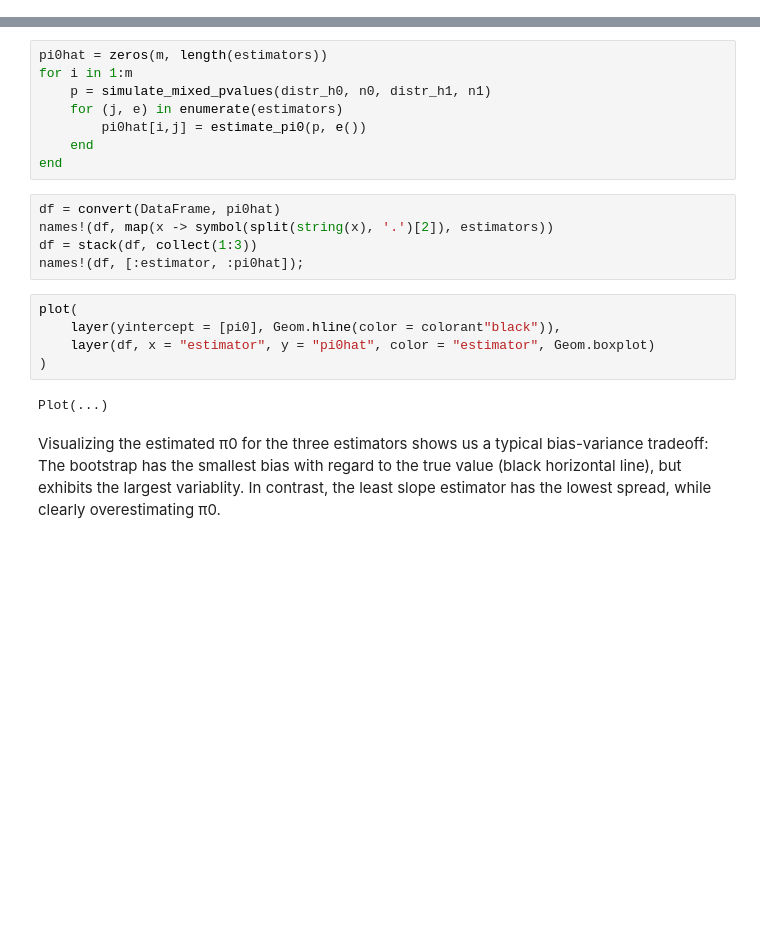
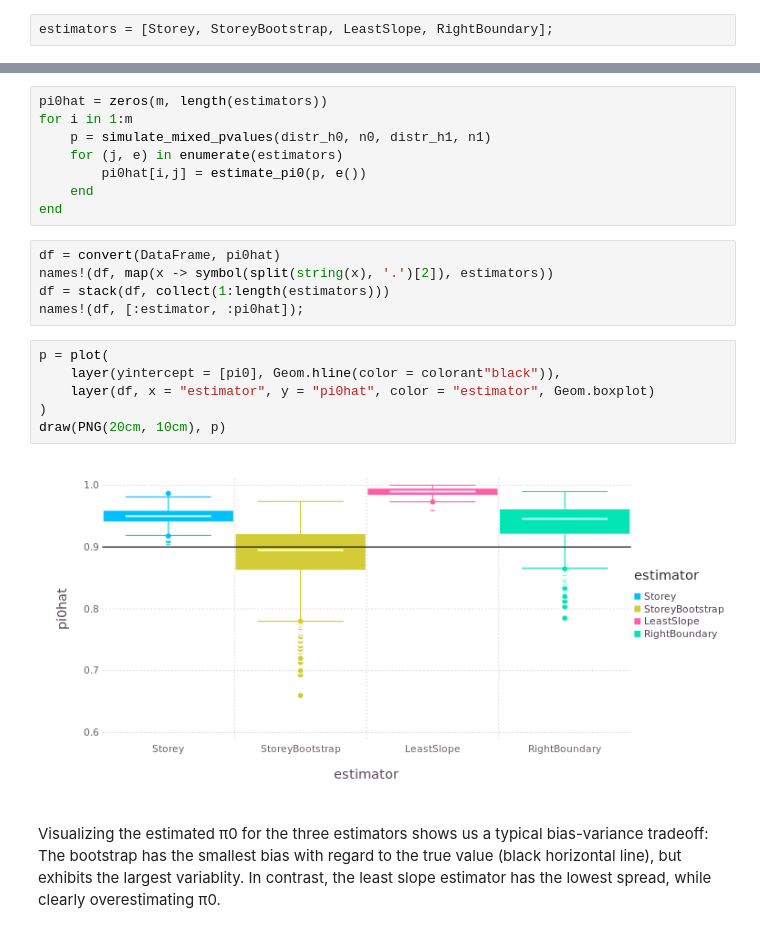
Before and after one commit to juliangehring/MultipleTesting.jl, a Jupyter notebook: doc/notebooks/pi0-estimation.ipynb, the cells around one changed output, grey strips where cells are left out. Cells and saved outputs as stored; diff of their text form; blank space fills up the shorter version.

```diff
--- a/doc/notebooks/pi0-estimation.ipynb
+++ b/doc/notebooks/pi0-estimation.ipynb
@@ -40,3 +40,5 @@ estimators = [Storey, StoreyBootstrap, LeastSlope];
+# %%
+estimators = [Storey, StoreyBootstrap, LeastSlope, RightBoundary];
 # %%
 n0 = 900
 n1 = 100
@@ -55,14 +57,15 @@ end
 # %%
 df = convert(DataFrame, pi0hat)
 names!(df, map(x -> symbol(split(string(x), '.')[2]), estimators))
-df = stack(df, collect(1:3))
+df = stack(df, collect(1:length(estimators)))
 names!(df, [:estimator, :pi0hat]);
 # %%
-plot(
+p = plot(
     layer(yintercept = [pi0], Geom.hline(color = colorant"black")),
     layer(df, x = "estimator", y = "pi0hat", color = "estimator", Geom.boxplot)
 )
+draw(PNG(20cm, 10cm), p)
 # %% [output]
-Plot(...)
+[figure, added]
 # %% [markdown]
 Visualizing the estimated π0 for the three estimators shows us a typical bias-variance tradeoff: The bootstrap has the smallest bias with regard to the true value (black horizontal line), but exhibits the largest variablity. In contrast, the least slope estimator has the lowest spread, while clearly overestimating π0.
```
Also changed, not shown: parts of 4 cells of this notebook.
